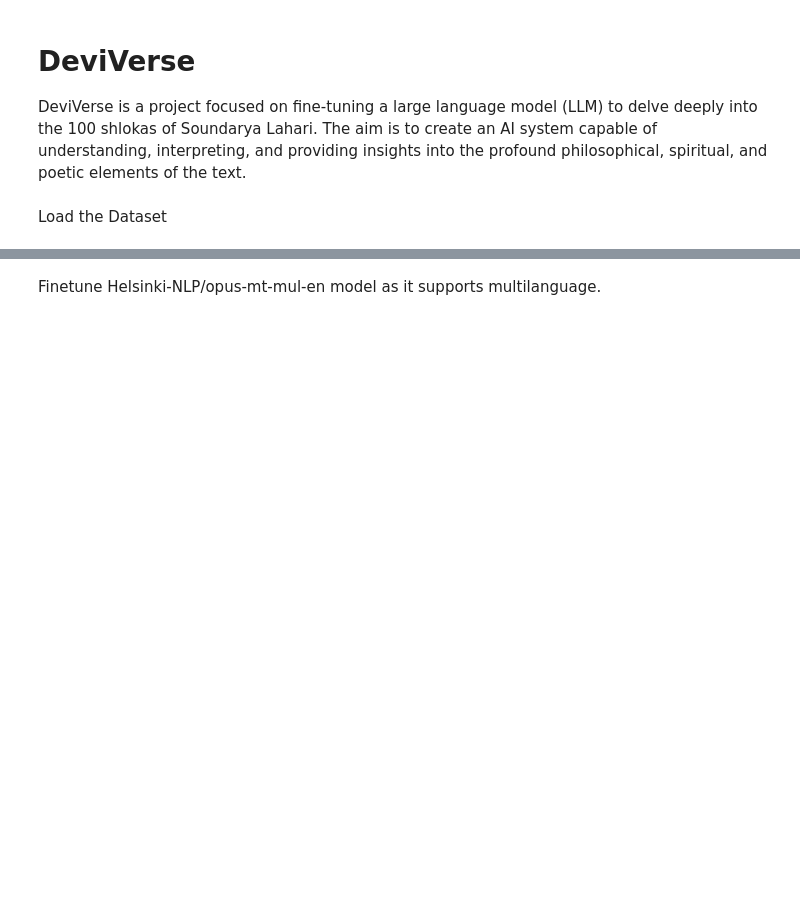
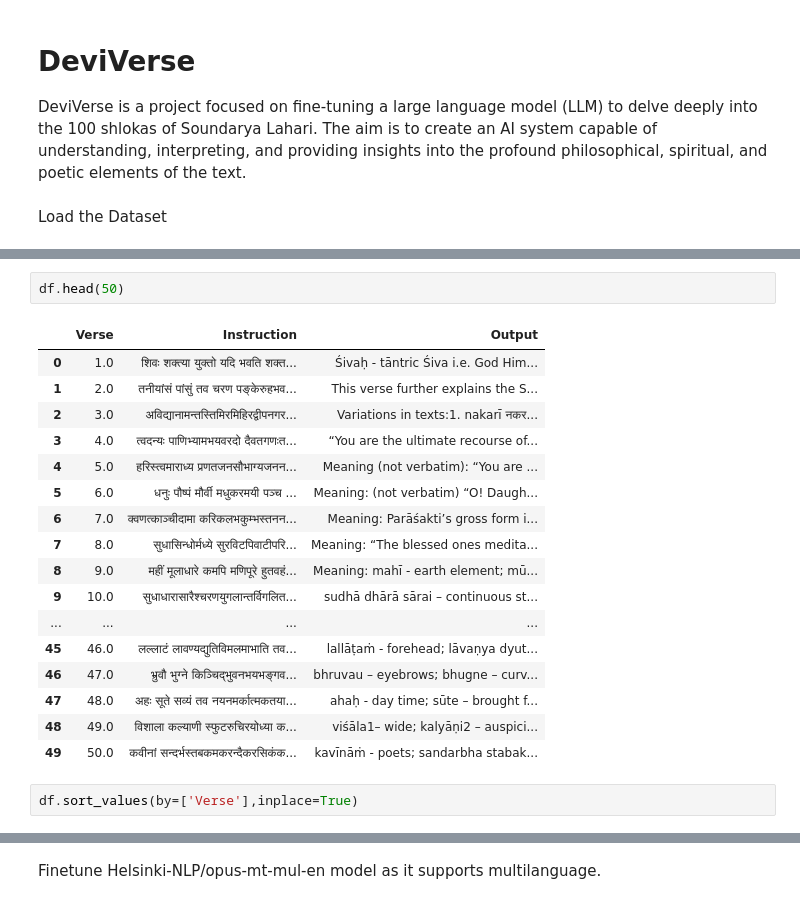
Before and after one commit to psyuktha/DeviVerse, a Jupyter notebook: DeviVerse_update.ipynb, the cells around one changed output, grey strips where cells are left out. Cells and saved outputs as stored; diff of their text form; blank space fills up the shorter version.

```diff
--- a/DeviVerse_update.ipynb
+++ b/DeviVerse_update.ipynb
@@ -56,0 +268,22 @@ df.head()
+# %%
+df.head(50)
+# %% [output]
+|  | Verse | Instruction | Output |
+| 0 | 1.0 | शिवः शक्त्या युक्तो यदि भवति शक्त... | Śivaḥ - tāntric Śiva i.e. God Him... |
+| 1 | 2.0 | तनीयांसं पांसुं तव चरण पङ्केरुहभव... | This verse further explains the S... |
+| 2 | 3.0 | अविद्यानामन्तस्तिमिरमिहिरद्वीपनगर... | Variations in texts:1. nakarī नकर... |
+| 3 | 4.0 | त्वदन्यः पाणिभ्यामभयवरदो दैवतगणःत... | “You are the ultimate recourse of... |
+| 4 | 5.0 | हरिस्त्वमाराध्य प्रणतजनसौभाग्यजनन... | Meaning (not verbatim): “You are ... |
+| 5 | 6.0 | धनुः पौष्पं मौर्वी मधुकरमयी पञ्च ... | Meaning: (not verbatim) “O! Daugh... |
+| 6 | 7.0 | क्वणत्काञ्चीदामा करिकलभकुम्भस्तनन... | Meaning: Parāśakti’s gross form i... |
+| 7 | 8.0 | सुधासिन्धोर्मध्ये सुरविटपिवाटीपरि... | Meaning: “The blessed ones medita... |
+| 8 | 9.0 | महीं मूलाधारे कमपि मणिपूरे हुतवहं... | Meaning: mahī - earth element; mū... |
+| 9 | 10.0 | सुधाधारासारैश्चरणयुगलान्तर्विगलित... | sudhā dhārā sārai – continuous st... |
+| ... | ... | ... | ... |
+| 45 | 46.0 | लल्लाटं लावण्यद्युतिविमलमाभाति तव... | lallāṭaṁ - forehead; lāvaṇya dyut... |
+| 46 | 47.0 | भ्रुवौ भुग्ने किञ्चिद्भुवनभयभङ्गव... | bhruvau – eyebrows; bhugne – curv... |
+| 47 | 48.0 | अहः सूते सव्यं तव नयनमर्कात्मकतया... | ahaḥ - day time; sūte – brought f... |
+| 48 | 49.0 | विशाला कल्याणी स्फुटरुचिरयोध्या क... | viśāla1– wide; kalyāṇi2 – auspici... |
+| 49 | 50.0 | कवीनां सन्दर्भस्तबकमकरन्दैकरसिकंक... | kavīnāṁ - poets; sandarbha stabak... |
+# %%
+df.sort_values(by=['Verse'],inplace=True)
```
Also changed, not shown: parts of 57 cells of this notebook.
